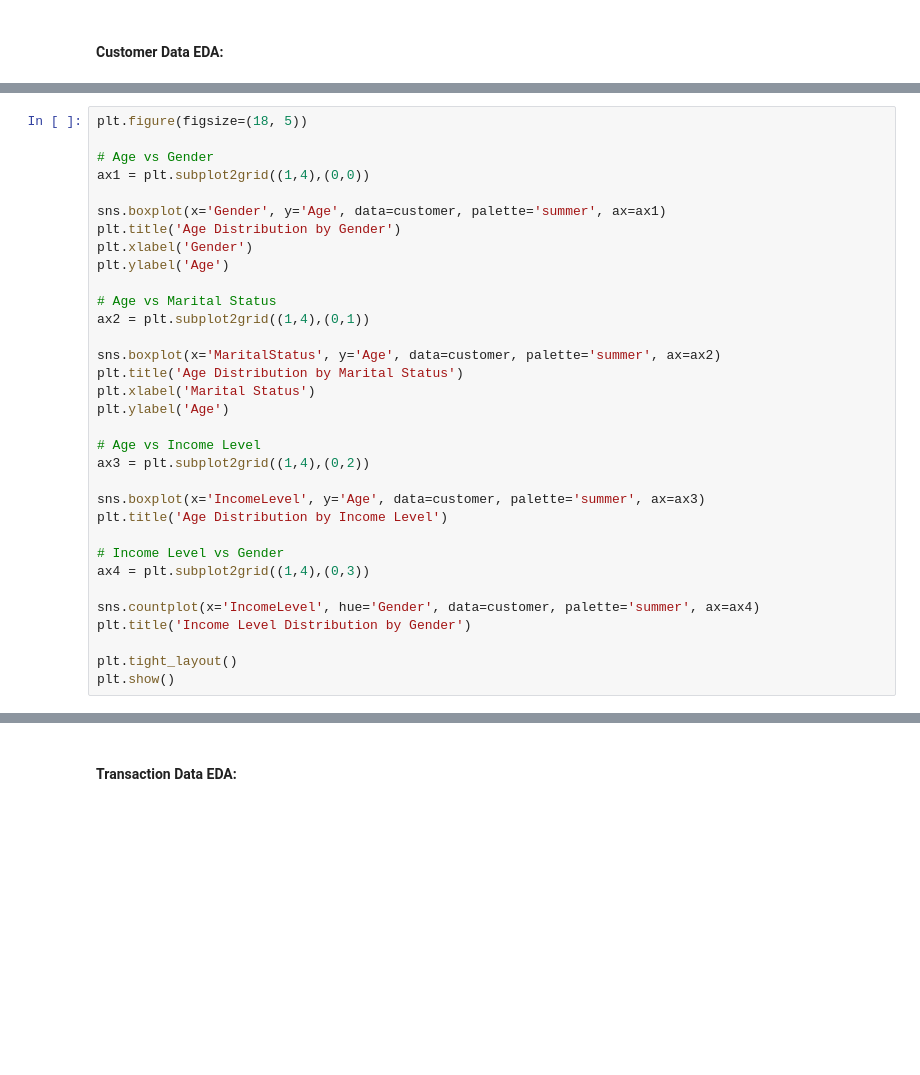
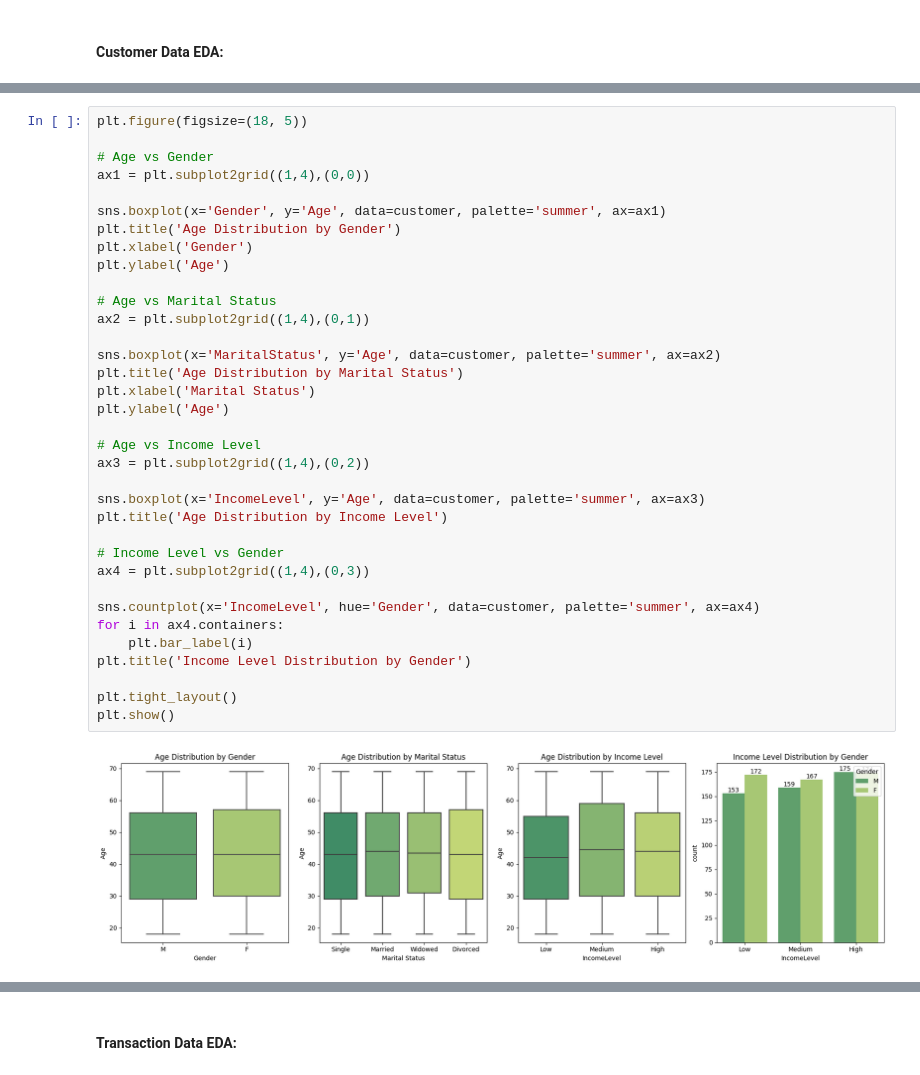
Before and after one commit to Akshay-Paunikar/Forage_Virtual_Internship_Program, a Jupyter notebook: LLYODS_BANKING_GROUP/01_Task_1_Data_gathering_and_exploratory_analysis/Task_1_Data_gathering_and_exploratory_analysis.ipynb, the cells around one changed output, grey strips where cells are left out. Drawn from its saved outputs; the diff is of its cells as text; blank space fills up the shorter version.

```diff
--- a/LLYODS_BANKING_GROUP/01_Task_1_Data_gathering_and_exploratory_analysis/Task_1_Data_gathering_and_exploratory_analysis.ipynb
+++ b/LLYODS_BANKING_GROUP/01_Task_1_Data_gathering_and_exploratory_analysis/Task_1_Data_gathering_and_exploratory_analysis.ipynb
@@ -388,33 +638,37 @@ plt.figure(figsize=(18, 5))
 # Age vs Gender
 ax1 = plt.subplot2grid((1,4),(0,0))
 
 sns.boxplot(x='Gender', y='Age', data=customer, palette='summer', ax=ax1)
 plt.title('Age Distribution by Gender')
 plt.xlabel('Gender')
 plt.ylabel('Age')
 
 # Age vs Marital Status
 ax2 = plt.subplot2grid((1,4),(0,1))
 
 sns.boxplot(x='MaritalStatus', y='Age', data=customer, palette='summer', ax=ax2)
 plt.title('Age Distribution by Marital Status')
 plt.xlabel('Marital Status')
 plt.ylabel('Age')
 
 # Age vs Income Level
 ax3 = plt.subplot2grid((1,4),(0,2))
 
 sns.boxplot(x='IncomeLevel', y='Age', data=customer, palette='summer', ax=ax3)
 plt.title('Age Distribution by Income Level')
 
 # Income Level vs Gender
 ax4 = plt.subplot2grid((1,4),(0,3))
 
 sns.countplot(x='IncomeLevel', hue='Gender', data=customer, palette='summer', ax=ax4)
+for i in ax4.containers:
+    plt.bar_label(i)
 plt.title('Income Level Distribution by Gender')
 
 plt.tight_layout()
 plt.show()
+# %% [output]
+[figure, added]
 # %%
 plt.figure(figsize=(15, 4))
 
```
Also changed, not shown: parts of 60 cells of this notebook.
